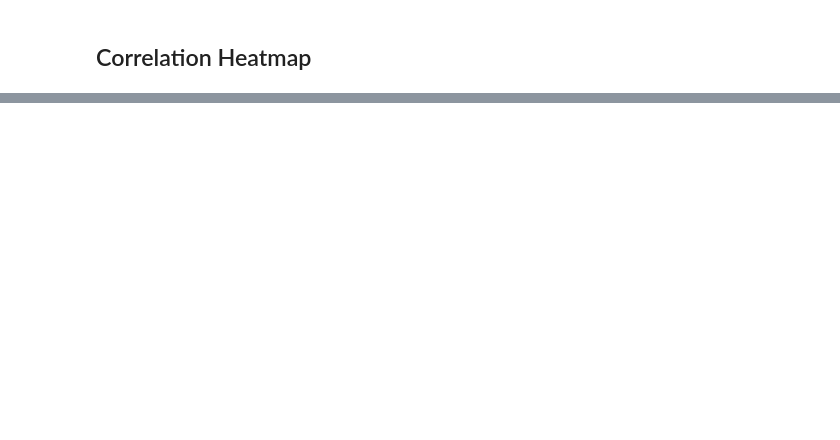
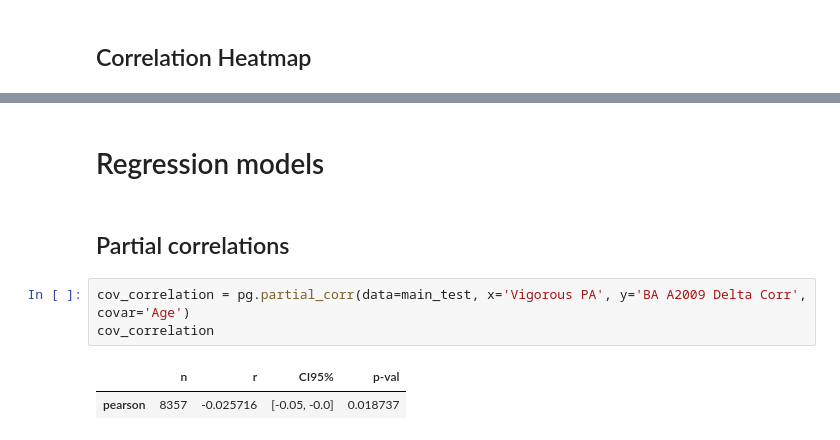
Before and after one commit to ivychad/Hanna, a Jupyter notebook: 4 Analysis.ipynb, the cells around one changed output, grey strips where cells are left out. Cells and saved outputs as stored; diff of their text form; blank space fills up the shorter version.

```diff
--- a/4 Analysis.ipynb
+++ b/4 Analysis.ipynb
@@ -155,0 +175,10 @@ sns.heatmap(corr, annot=True, cmap = "coolwarm", vmin=-1, vmax=1)
+# %% [markdown]
+# Regression models
+# %% [markdown]
+## Partial correlations
+# %%
+cov_correlation = pg.partial_corr(data=main_test, x='Vigorous PA', y='BA A2009 Delta Corr', covar='Age')
+cov_correlation
+# %% [output]
+|  | n | r | CI95% | p-val |
+| pearson | 8357 | -0.025716 | [-0.05, -0.0] | 0.018737 |
```
Also changed, not shown: parts of 9 cells of this notebook, 2 other files.
